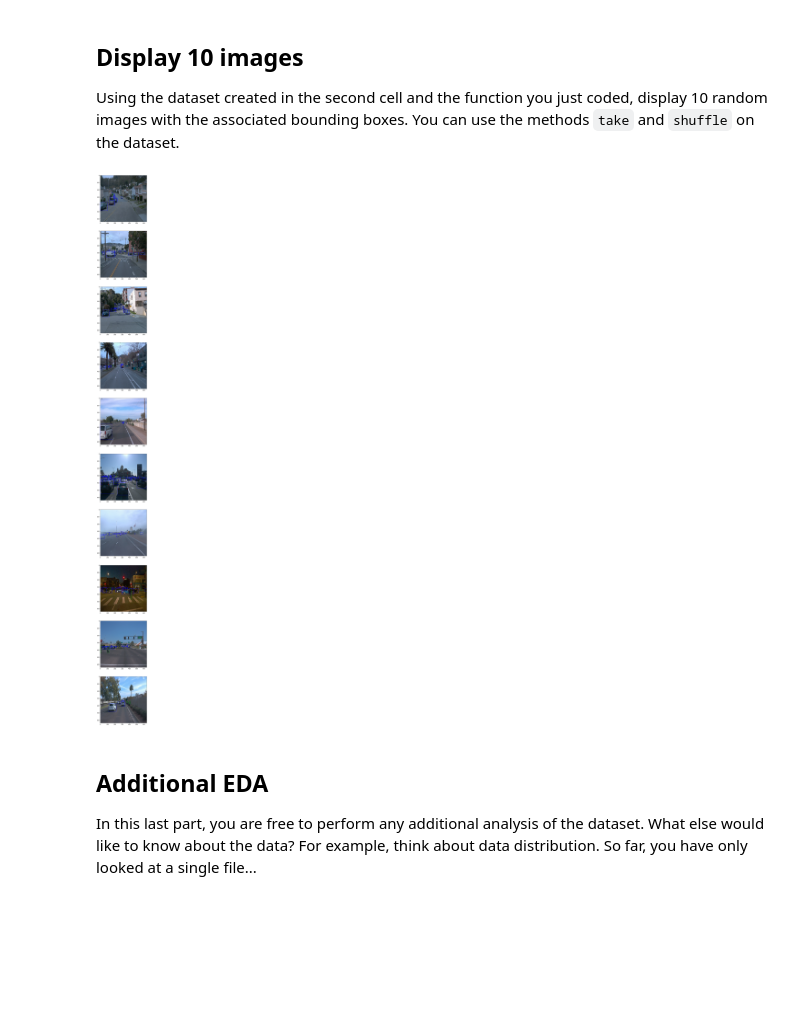
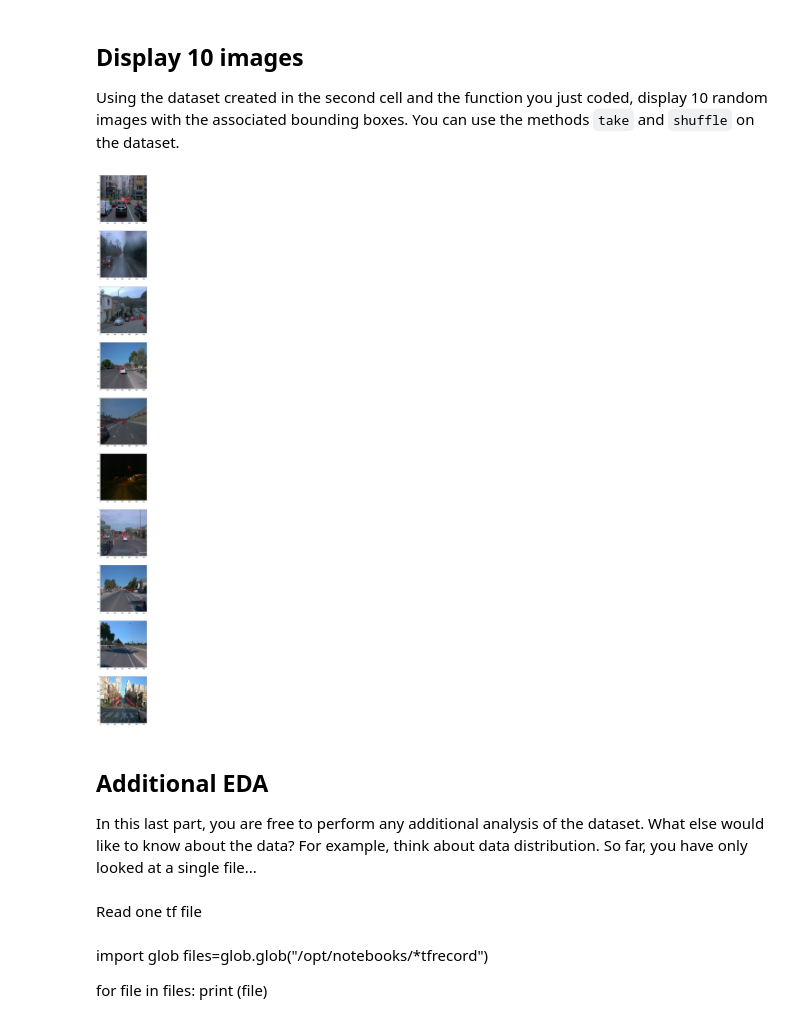
Before and after one commit to arurama/nd013-c1-vision-starter, a Jupyter notebook: Exploratory Data Analysis.ipynb, the cells around one changed output. Cells and saved outputs as stored; diff of their text form; code cells hidden in the pictures; blank space fills up the shorter version.

```diff
--- a/Exploratory Data Analysis.ipynb
+++ b/Exploratory Data Analysis.ipynb
@@ -115,8 +73,7 @@ def display_instances(batch):
 
     """
     # Create figure and axes
-
-    colors=['red','blue','green','yellow','pink']
+    colors={1:'red',2:'green',4:'blue'}
     col = 1
     row = (10+1)
     i=0
@@ -126,7 +83,6 @@ def display_instances(batch):
 
         #fig, axs = plt.subplots(2, 2)
         image = data['image'].numpy()
-
         Classes= data['groundtruth_classes'].numpy()
         Bbox=data['groundtruth_boxes'].numpy()
         width,height,depth=image.shape
@@ -151,12 +107,14 @@ plt.show()
 
 Using the dataset created in the second cell and the function you just coded, display 10 random images with the associated bounding boxes. You can use the methods `take` and `shuffle` on the dataset.
 # %%
-dataset = dataset.shuffle(98)
+dataset = dataset.shuffle(97)
 display_instances(dataset.take(10))
 # %% [output]
-[figure, old version]
+[figure, new version]
 # %% [markdown]
 ## Additional EDA
 
 In this last part, you are free to perform any additional analysis of the dataset. What else would like to know about the data?
 For example, think about data distribution. So far, you have only looked at a single file...
+# %% [markdown]
+Read one tf file
@@ -162,0 +125,6 @@ For example, think about data distribution. So far, you have only looked at a si
+# %% [markdown]
+import glob
+files=glob.glob("/opt/notebooks/*tfrecord")
+
+for file in files:
+    print (file)
```
Also changed, not shown: parts of 20 cells of this notebook.
